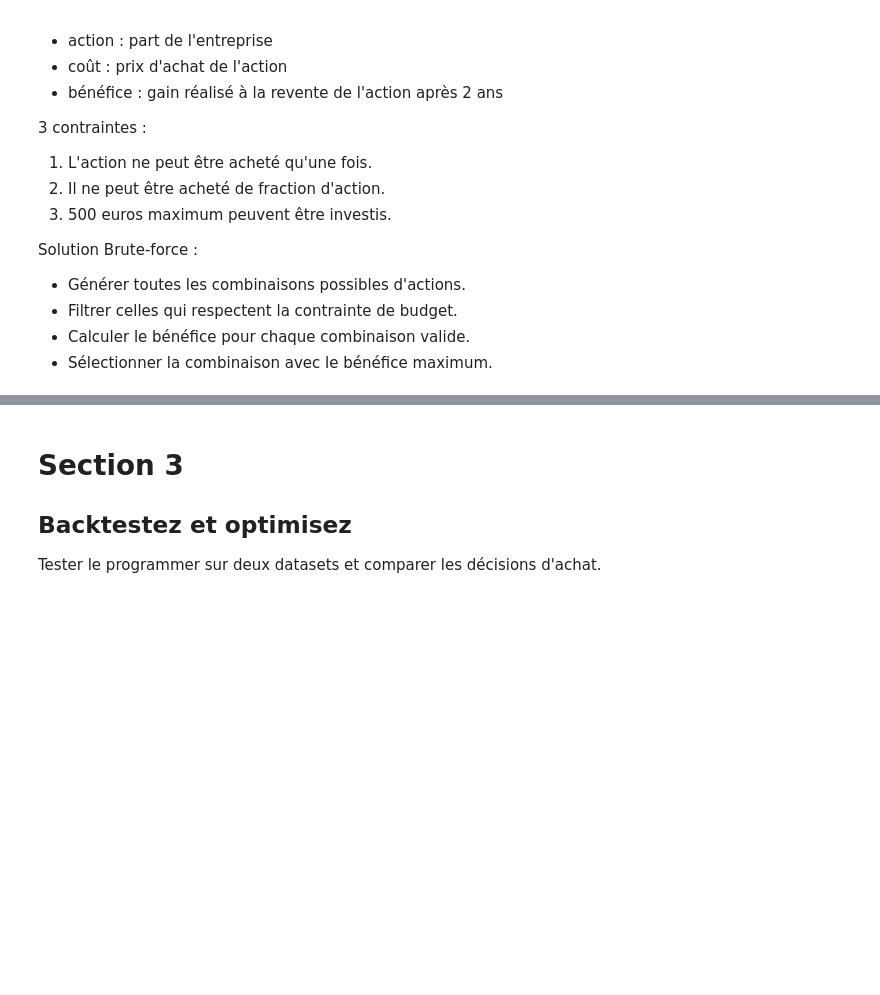
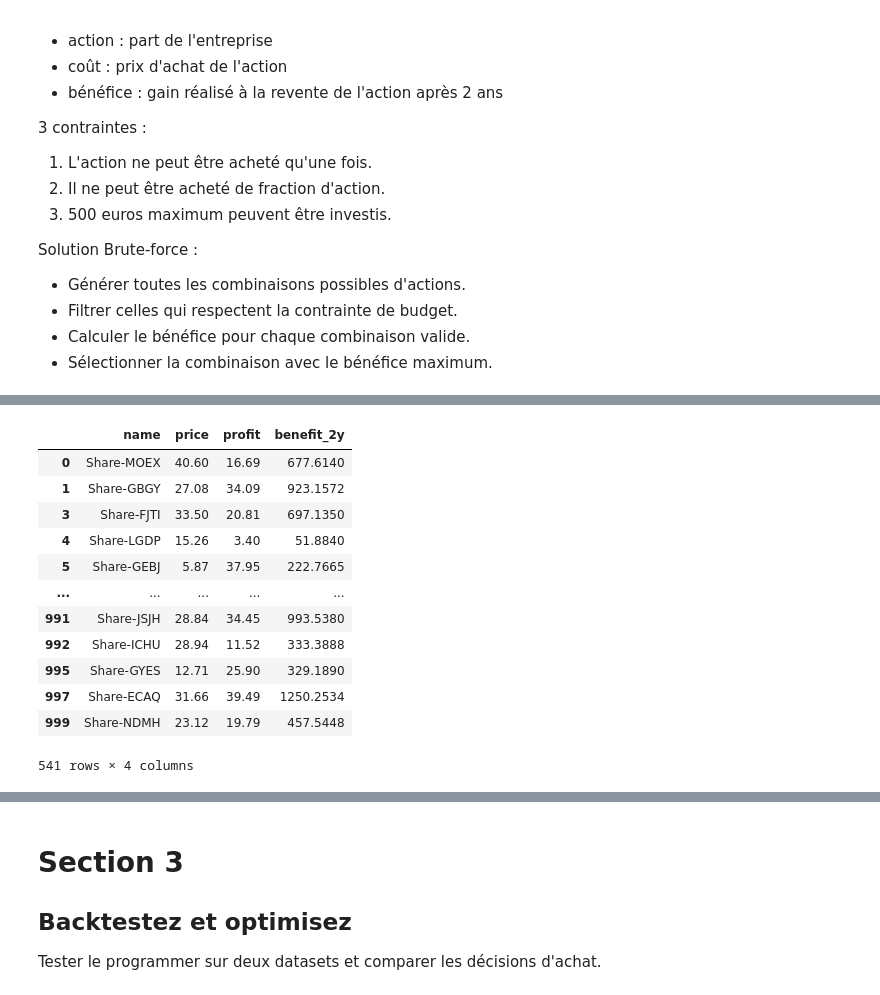
Before and after one commit to MithrandirEa/P7_Algorithmes, a Jupyter notebook: first_search/search_Notebook.ipynb, the cells around one changed output, grey strips where cells are left out. Drawn from its saved outputs; the diff is of its cells as text; code cells hidden in the pictures; blank space fills up the shorter version.

```diff
--- a/first_search/search_Notebook.ipynb
+++ b/first_search/search_Notebook.ipynb
@@ -208,3 +225,33 @@ Share-RWWJ    46.3       0               0
+# %%
+"""Nettoyage dataset_2 --> dataset_2_cured.csv"""
+import pandas as pd
+
+df = pd.read_csv("data/dataset_2.csv")
+
+#Supprime toutes les lignes avecdes valeur nulles eb prix et profit car ça n'aurait pas de sens de calculer
+df = df.dropna(subset=['price', 'profit'])
+df = df[(df['price'] > 0) & (df['profit'] > 0)]
+
+df['benefit_2y'] = df['price'] * df['profit']
+
+df.sort_values("benefit_2y", ascending=False)
+df.to_csv('data/dataset_2_cured.csv')
+
+df
+# %% [output]
+|  | name | price | profit | benefit_2y |
+| 0 | Share-MOEX | 40.60 | 16.69 | 677.6140 |
+| 1 | Share-GBGY | 27.08 | 34.09 | 923.1572 |
+| 3 | Share-FJTI | 33.50 | 20.81 | 697.1350 |
+| 4 | Share-LGDP | 15.26 | 3.40 | 51.8840 |
+| 5 | Share-GEBJ | 5.87 | 37.95 | 222.7665 |
+| ... | ... | ... | ... | ... |
+| 991 | Share-JSJH | 28.84 | 34.45 | 993.5380 |
+| 992 | Share-ICHU | 28.94 | 11.52 | 333.3888 |
+| 995 | Share-GYES | 12.71 | 25.90 | 329.1890 |
+| 997 | Share-ECAQ | 31.66 | 39.49 | 1250.2534 |
+| 999 | Share-NDMH | 23.12 | 19.79 | 457.5448 |
+541 rows × 4 columns
 # %%
 import pandas as pd
 import matplotlib.pyplot as plt
```
Also changed, not shown: parts of 14 cells of this notebook, 1 other file.
